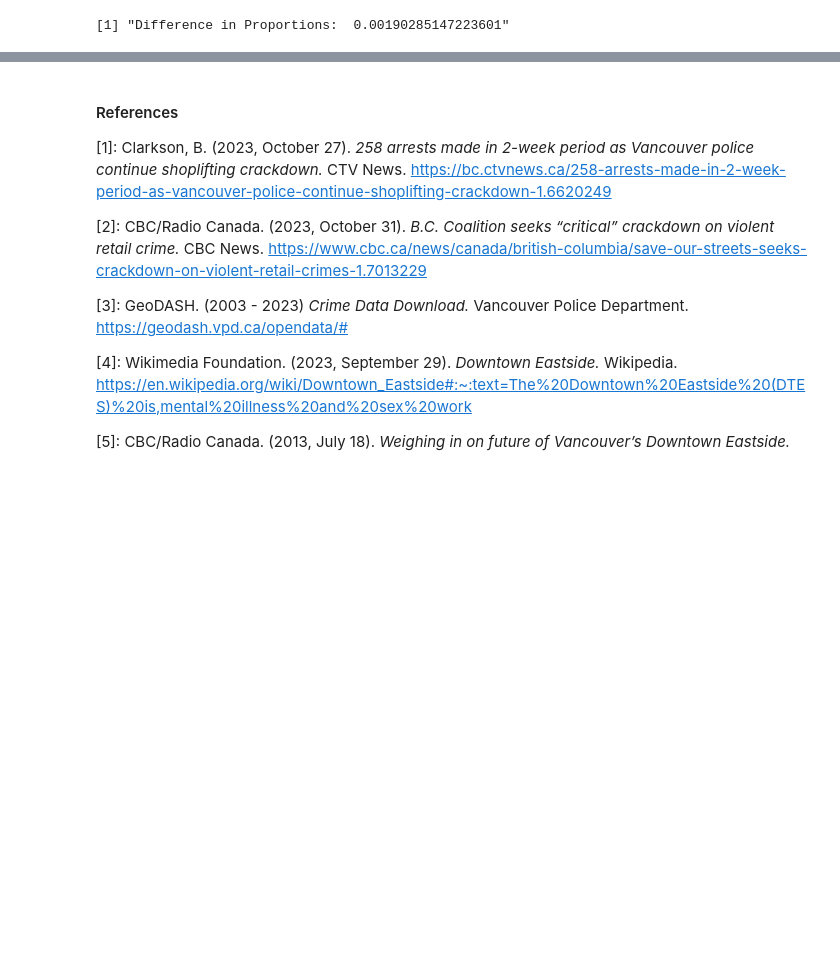
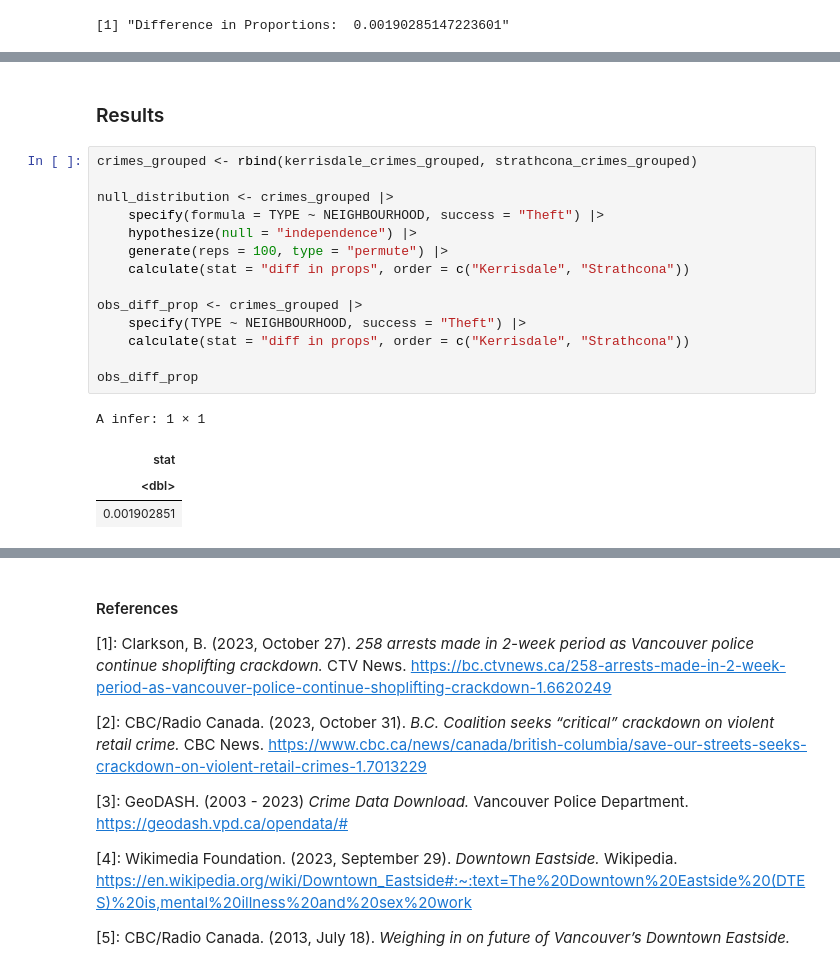
Before and after one commit to emilywang0/stat201-project-group13, a Jupyter notebook: Proposal.ipynb, the cells around one changed output, grey strips where cells are left out. Cells and saved outputs as stored; diff of their text form; blank space fills up the shorter version.

Commit message:
results (mostly)

```diff
--- a/Proposal.ipynb
+++ b/Proposal.ipynb
@@ -344,0 +346,21 @@ Although our research and report would establish a statistical association of th
+# %% [markdown]
+### Results
+# %%
+crimes_grouped <- rbind(kerrisdale_crimes_grouped, strathcona_crimes_grouped)
+
+null_distribution <- crimes_grouped |>
+    specify(formula = TYPE ~ NEIGHBOURHOOD, success = "Theft") |>
+    hypothesize(null = "independence") |>
+    generate(reps = 100, type = "permute") |>
+    calculate(stat = "diff in props", order = c("Kerrisdale", "Strathcona"))
+
+obs_diff_prop <- crimes_grouped |>
+    specify(TYPE ~ NEIGHBOURHOOD, success = "Theft") |>
+    calculate(stat = "diff in props", order = c("Kerrisdale", "Strathcona"))
+
+obs_diff_prop
+# %% [output]
+A infer: 1 × 1
+| stat |
+| <dbl> |
+| 0.001902851 |
```
Also changed, not shown: parts of 13 cells of this notebook.
